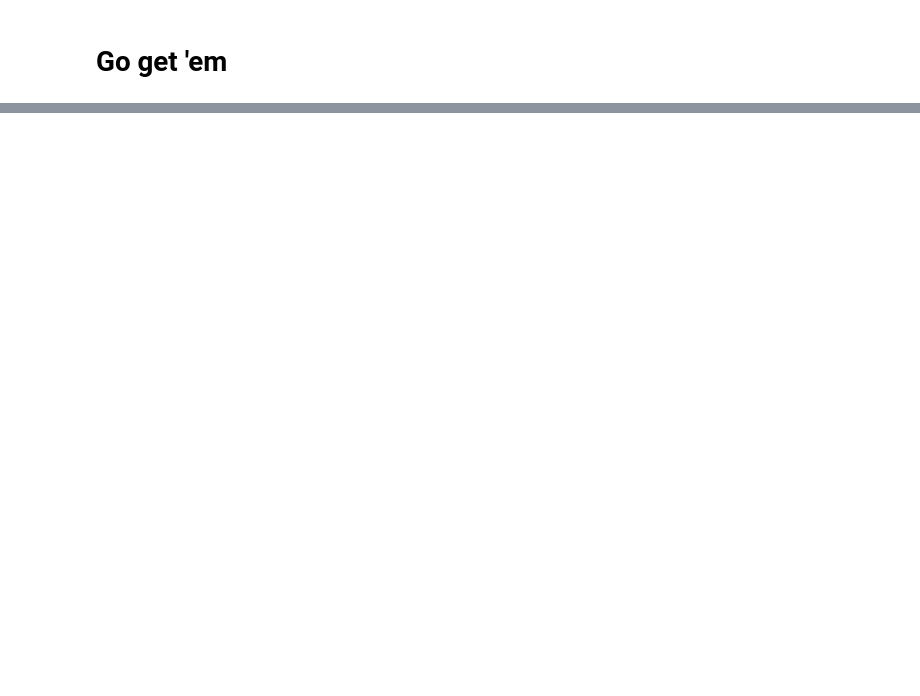
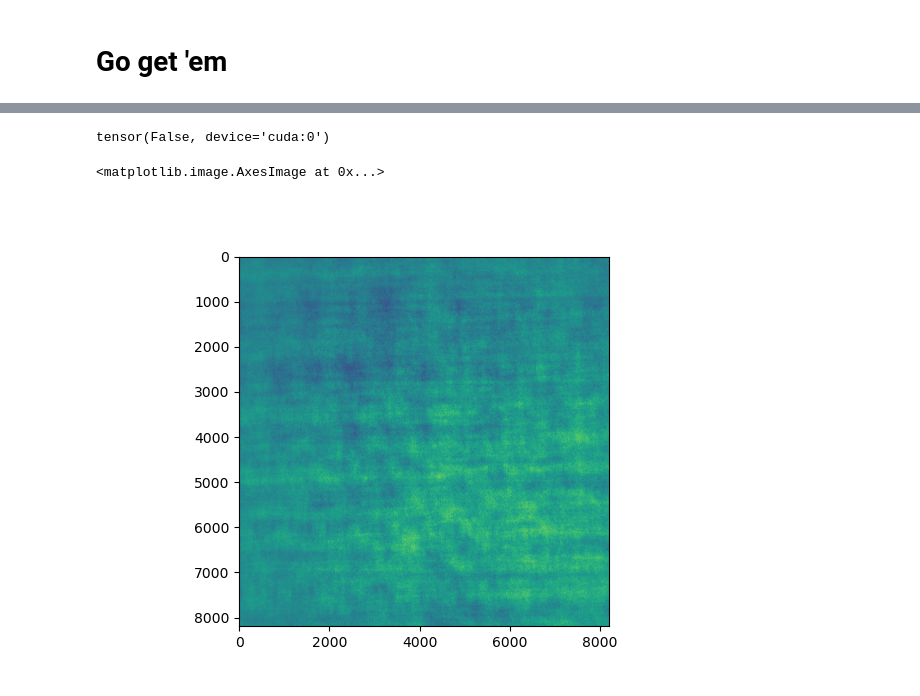
Before and after one commit to halensolomon/pyFLFM, a Jupyter notebook: FLFM_deconvolution.ipynb, the cells around one changed output, grey strips where cells are left out. Drawn from its saved outputs; the diff is of its cells as text; code cells hidden in the pictures; blank space fills up the shorter version.

```diff
--- a/FLFM_deconvolution.ipynb
+++ b/FLFM_deconvolution.ipynb
@@ -374,0 +438,15 @@ Now processing iteration 2 out of 10 for frame 1 out of 1
+# %%
+original_image = torch.load(r'./test_images/Frames/picture.pt').to(torch.float64)
+PSF = torch.load(r'./test_models/forward.pt').to(torch.float64)
+PSF_bp = torch.transpose(PSF, 1, 2).detach().to(torch.float64)
+conv2d = FFTConv2d(1, 1, kernel_size = (len(PSF[0,:,0]), len(PSF[0,0,:])), stride = 1, padding = 'same', bias = False).to('cuda')
+conv2d.weights = torch.nn.parameter.Parameter(torch.div(0.0001* PSF_bp[0,:,:].detach(), torch.sum(PSF_bp[0,:,:].detach())).detach().to('cuda').unsqueeze(0).unsqueeze(0))
+temp_vol = conv2d(0.000001*torch.div(original_image, torch.sum(original_image)).detach().unsqueeze(0).unsqueeze(0).to('cuda')).squeeze(0).squeeze(0)
+print(torch.isnan(temp_vol).any())
+# %% [output]
+tensor(False, device='cuda:0')
+# %%
+plt.imshow(temp_vol[0,:,:].cpu().detach().numpy())
+# %% [output]
+<matplotlib.image.AxesImage at 0x...>
+[figure, added]
```
Also changed, not shown: parts of 8 cells of this notebook.
